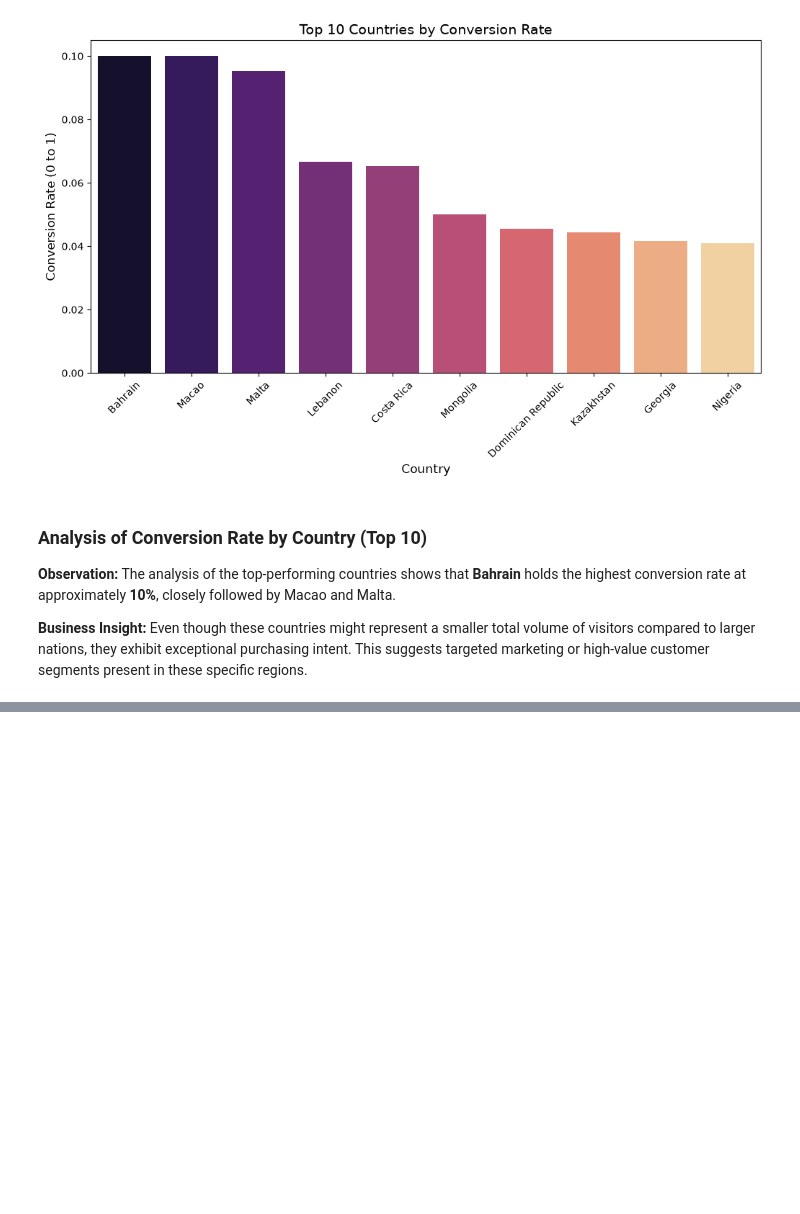
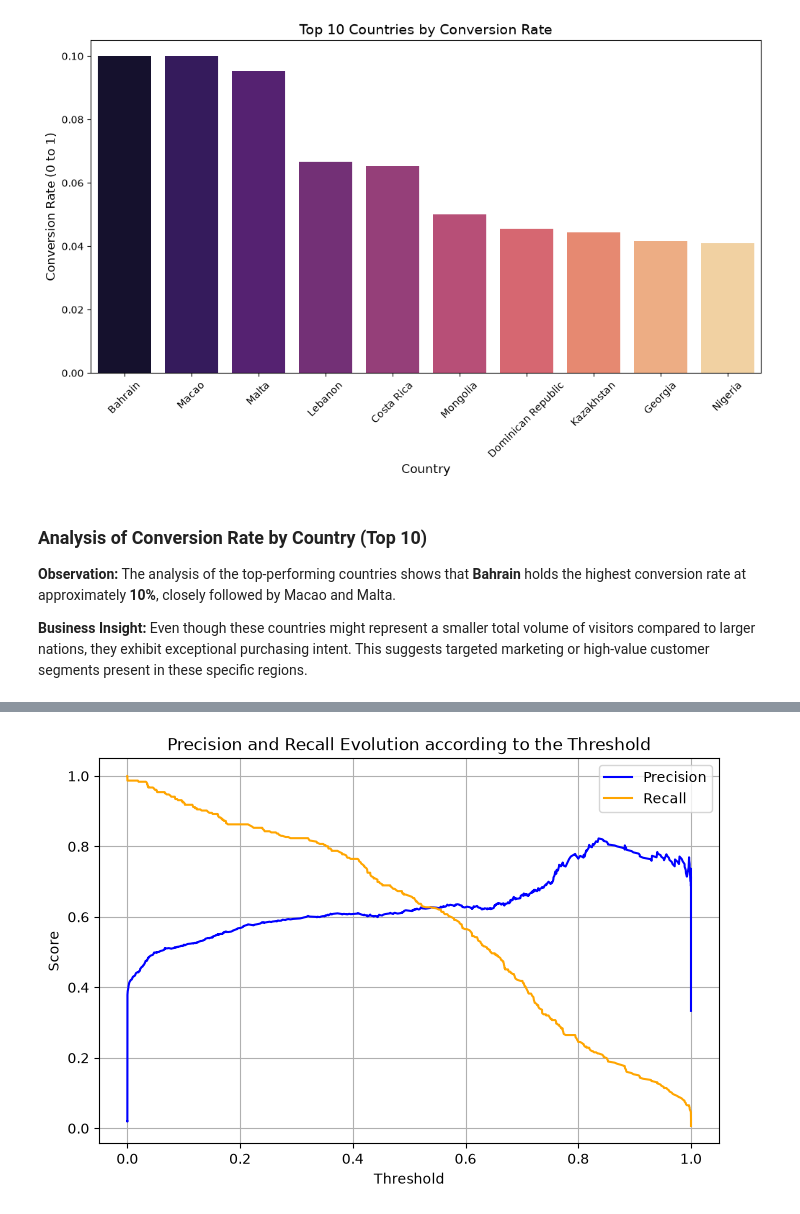
Before and after one commit to lintello-10/bq_ecommerce_project, a Jupyter notebook: notebooks/.ipynb, the cells around one changed output, grey strips where cells are left out. Saved outputs shown, nothing was run; the diff lists cells and outputs as text; code cells hidden in the pictures; blank space fills up the shorter version.

```diff
--- a/notebooks/.ipynb
+++ b/notebooks/.ipynb
@@ -313,0 +530,16 @@ Even though these countries might represent a smaller total volume of visitors c
+# %%
+# Calculating precisions, recalls and Threshold
+precisions, recalls, thresholds = precision_recall_curve(y_test, y_test_pred_proba)
+
+# plotting
+plt.figure(figsize=(8, 5))
+plt.plot(thresholds, precisions[:-1], label="Precision", color="blue")
+plt.plot(thresholds, recalls[:-1], label="Recall", color="orange")
+plt.xlabel("Threshold")
+plt.ylabel("Score")
+plt.title("Precision and Recall Evolution according to the Threshold")
+plt.legend()
+plt.grid(True)
+plt.show()
+# %% [output]
+[figure, added]
```
Also changed, not shown: parts of 20 cells of this notebook, 2 other files.
